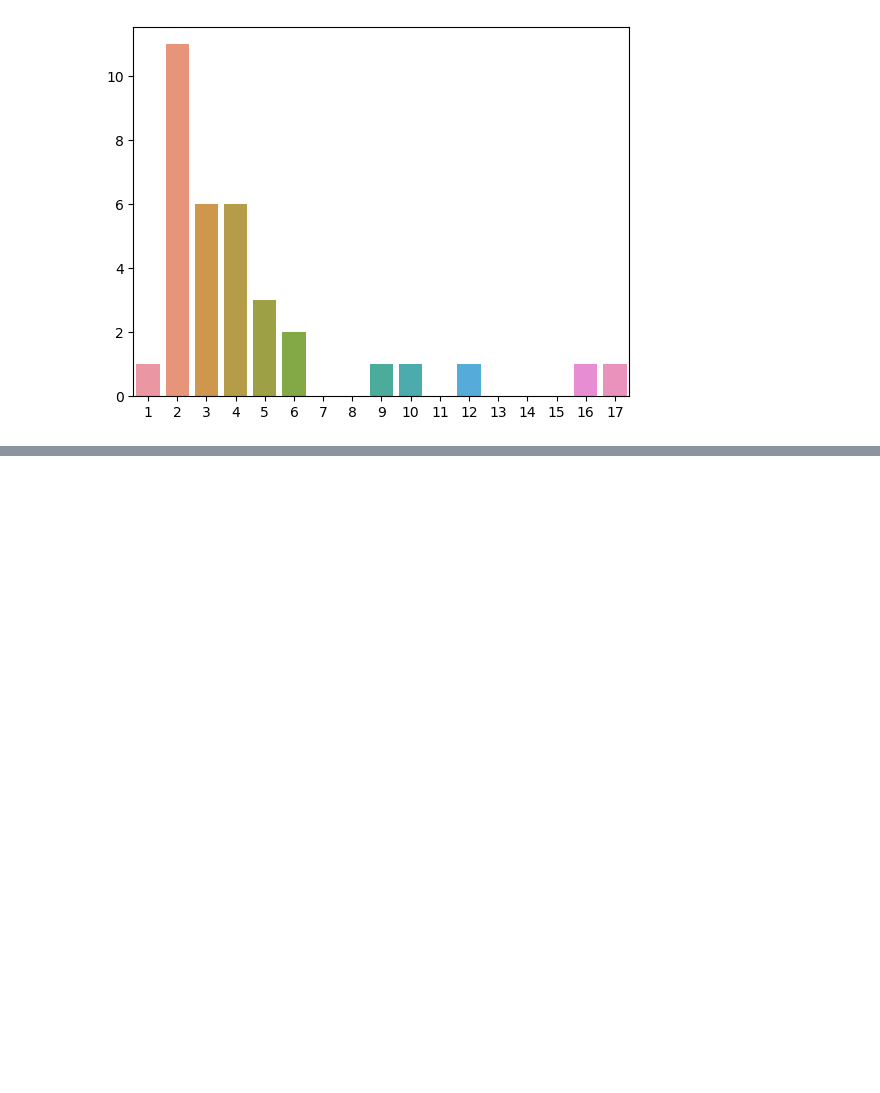
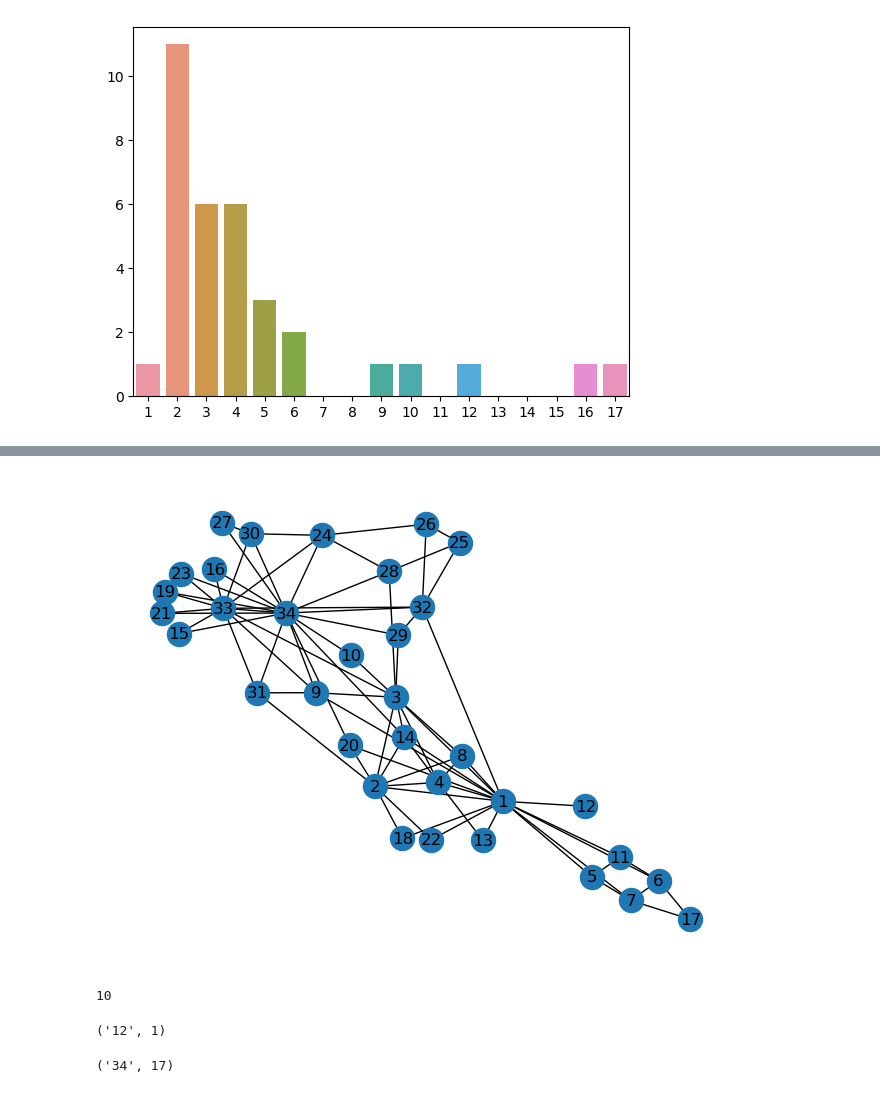
Before and after one commit to BoushiSeikatsu/MAS, a Jupyter notebook: cviko1.ipynb, the cells around one changed output, grey strips where cells are left out. Cells and saved outputs as stored; diff of their text form; code cells hidden in the pictures; blank space fills up the shorter version.

```diff
--- a/cviko1.ipynb
+++ b/cviko1.ipynb
@@ -155,0 +142,28 @@ sns.barplot(x=keys, y=vals)
+# %%
+def createGraphFromCSV(path, sep):
+    listOfConnections = []
+    with open(path, "r") as file:
+        lines = file.readlines()
+    for line in lines:
+        regexString = "(\d*)"+sep+"(\d*)"
+        match = re.match(regexString, line)
+        if match is not None:
+            connection = (match.group(1),match.group(2))
+            listOfConnections.append(connection)
+        else:
+            continue
+    return listOfConnections
+# %%
+listOfConnections = createGraphFromCSV("C:\\Users\\msi pc\\Documents\\PythonProjects\\MAS\\KarateClub.csv", sep=';')
+# %%
+G = nx.Graph()
+# %%
+G.add_edges_from(listOfConnections)
+# %%
+nx.draw_forceatlas2(G, with_labels = True)
+# %% [output]
+[figure, added]
+# %%
+print(dict(G.degree)['3'])
+# %% [output]
+10
@@ -155,0 +218,8 @@ sns.barplot(x=keys, y=vals)
+# %%
+getMinNX(G)
+# %% [output]
+('12', 1)
+# %%
+getMaxNX(G)
+# %% [output]
+('34', 17)
```
Also changed, not shown: parts of 6 cells of this notebook.
